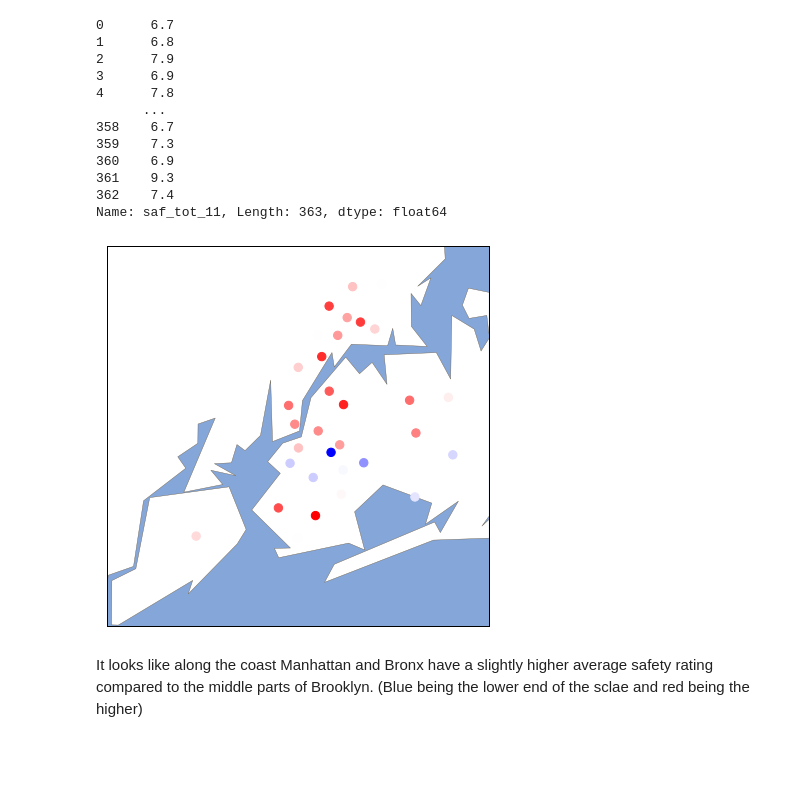
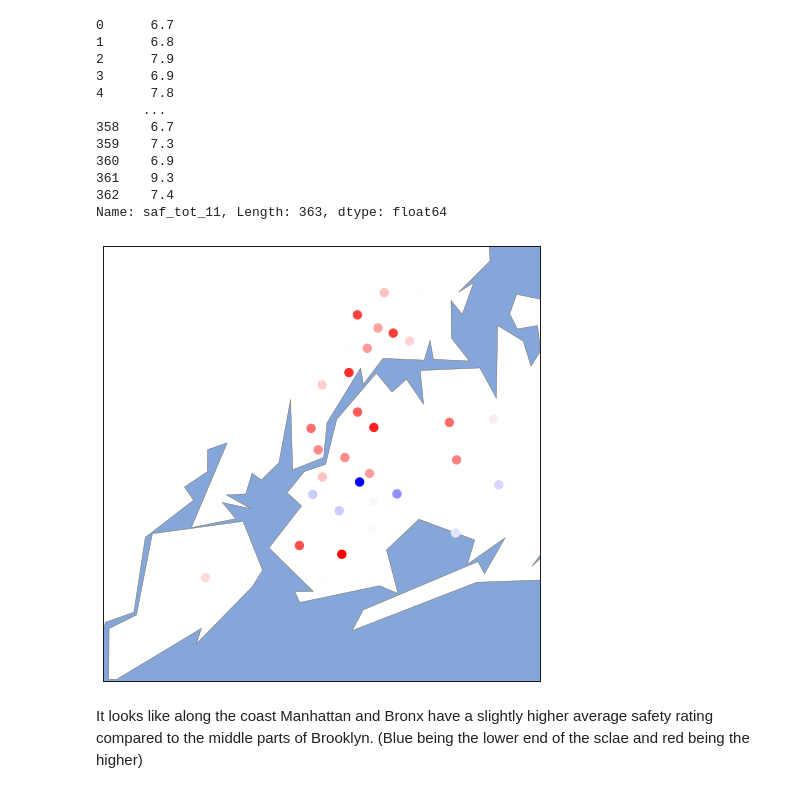
Before and after one commit to Cameron-McBroom/analysis-of-nyc-high-schools, a Jupyter notebook: Schools.ipynb, the cells around one changed output. Drawn from its saved outputs; the diff is of its cells as text; code cells hidden in the pictures; blank space fills up the shorter version.

```diff
--- a/Schools.ipynb
+++ b/Schools.ipynb
@@ -272,32 +249,32 @@ Name: saf_tot_11, Length: 363, dtype: float64
 # %%
 from mpl_toolkits.basemap import Basemap
 
 
-plt.figure(figsize=(12,7))
+plt.figure(figsize=(12,8))
 # Create the map of NewYork that we can plot on top of
 m = Basemap(
     projection='merc',
     llcrnrlat=40.496044,
     urcrnrlat=40.915256,
     llcrnrlon=-74.255735,
     urcrnrlon=-73.700272,
     resolution='i'
 )
 
 m.drawmapboundary(fill_color='#85A6D9')
 m.drawcoastlines(color='#6D5F47', linewidth=.4)
 m.drawrivers(color='#6D5F47', linewidth=.4)
 m.fillcontinents(color='white',lake_color='#85A6D9')
 
 
 saf_dist = combined.groupby('school_dist').mean()[['saf_tot_11', 'lat','lon']]
 longitudes = saf_dist['lon'].tolist()
 latitudes = saf_dist['lat'].tolist()
 
 m.scatter(x=longitudes, y=latitudes, s=70, zorder=2, latlon=True, c=(saf_dist['saf_tot_11']/10), cmap="bwr")
 plt.show()
 # %% [output]
-[figure, old version]
+[figure, new version]
 # %% [markdown]
 It looks like along the coast Manhattan and Bronx have a slightly higher average safety rating compared to the middle parts of Brooklyn. (Blue being the lower end of the sclae and red being the higher)
 # %% [markdown]
```
Also changed, not shown: parts of 2 cells of this notebook.
